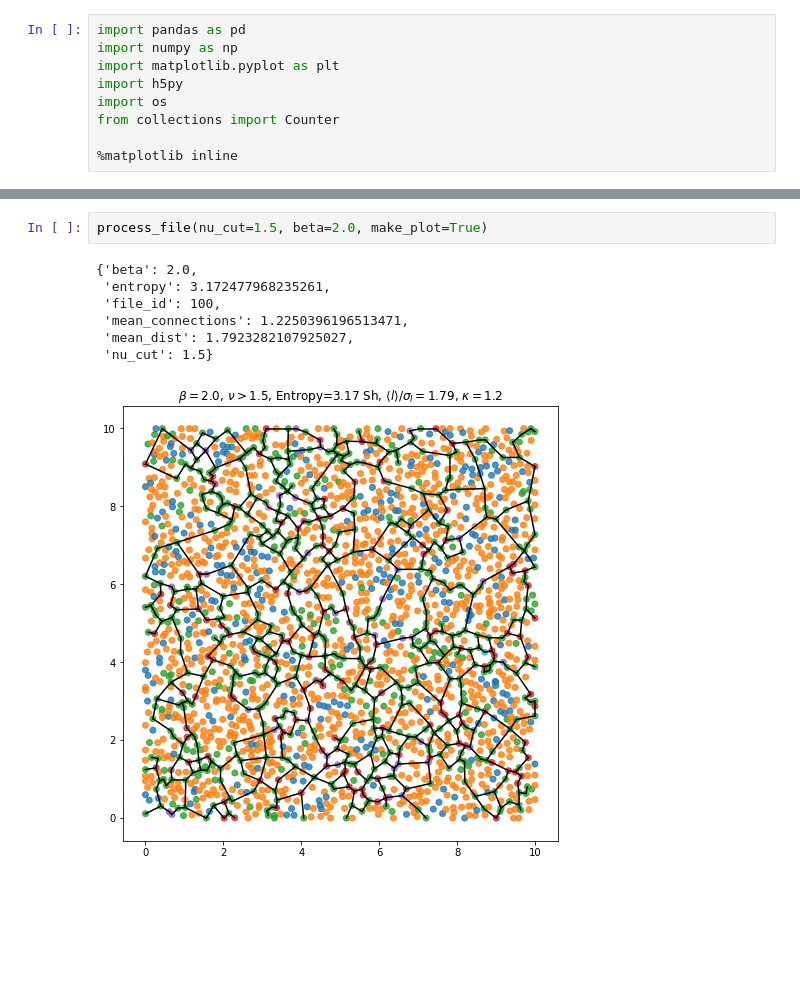
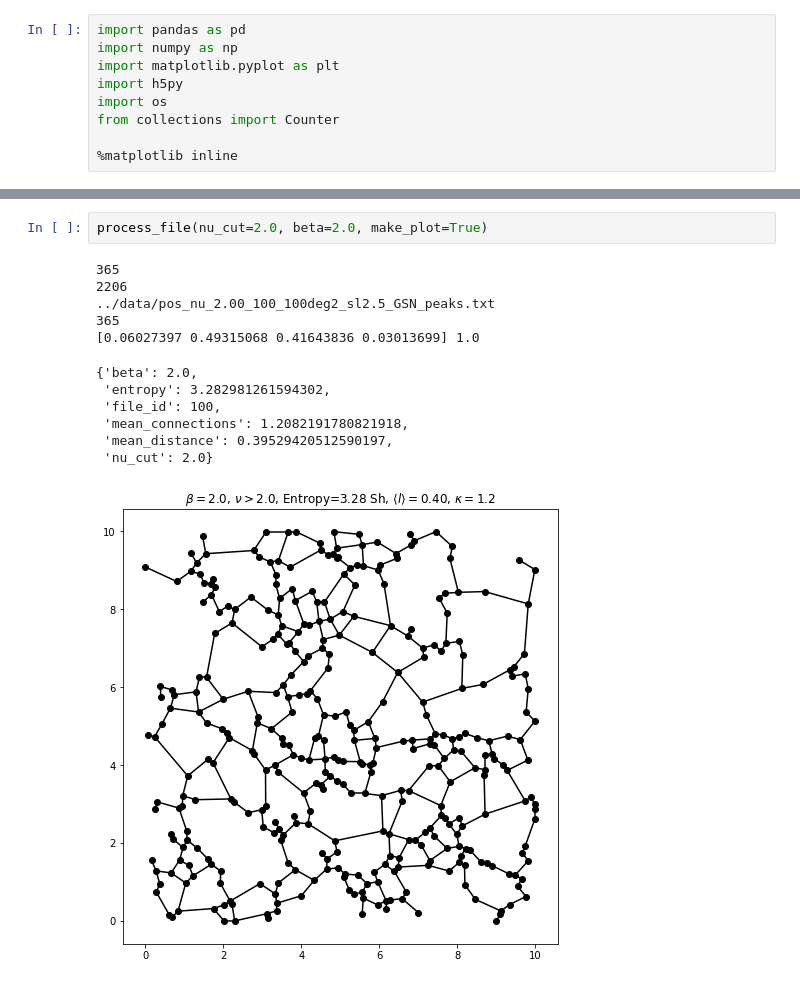
Before and after one commit to forero/SkeletonLensing, a Jupyter notebook: code/entropy.ipynb, the cells around one changed output, grey strips where cells are left out. Saved outputs shown, nothing was run; the diff lists cells and outputs as text; blank space fills up the shorter version.

```diff
--- a/code/entropy.ipynb
+++ b/code/entropy.ipynb
@@ -109,11 +185,16 @@ process_file(nu_cut=1.5, beta=2.0, make_plot=True, randomize=True)
 # %%
-process_file(nu_cut=1.5, beta=2.0, make_plot=True)
+process_file(nu_cut=2.0, beta=2.0, make_plot=True)
 # %% [output]
-{'beta': 2.0,
- 'entropy': 3.172477968235261,
- 'file_id': 100,
- 'mean_connections': 1.2250396196513471,
- 'mean_dist': 1.7923282107925027,
- 'nu_cut': 1.5}
+365
+2206
+../data/pos_nu_2.00_100_100deg2_sl2.5_GSN_peaks.txt
+365
+[0.06027397 0.49315068 0.41643836 0.03013699] 1.0
+{'beta': 2.0,
+ 'entropy': 3.282981261594302,
+ 'file_id': 100,
+ 'mean_connections': 1.2082191780821918,
+ 'mean_distance': 0.39529420512590197,
+ 'nu_cut': 2.0}
-[figure, old version]
+[figure, new version]
 # %%
```
Also changed, not shown: parts of 20 cells of this notebook.
